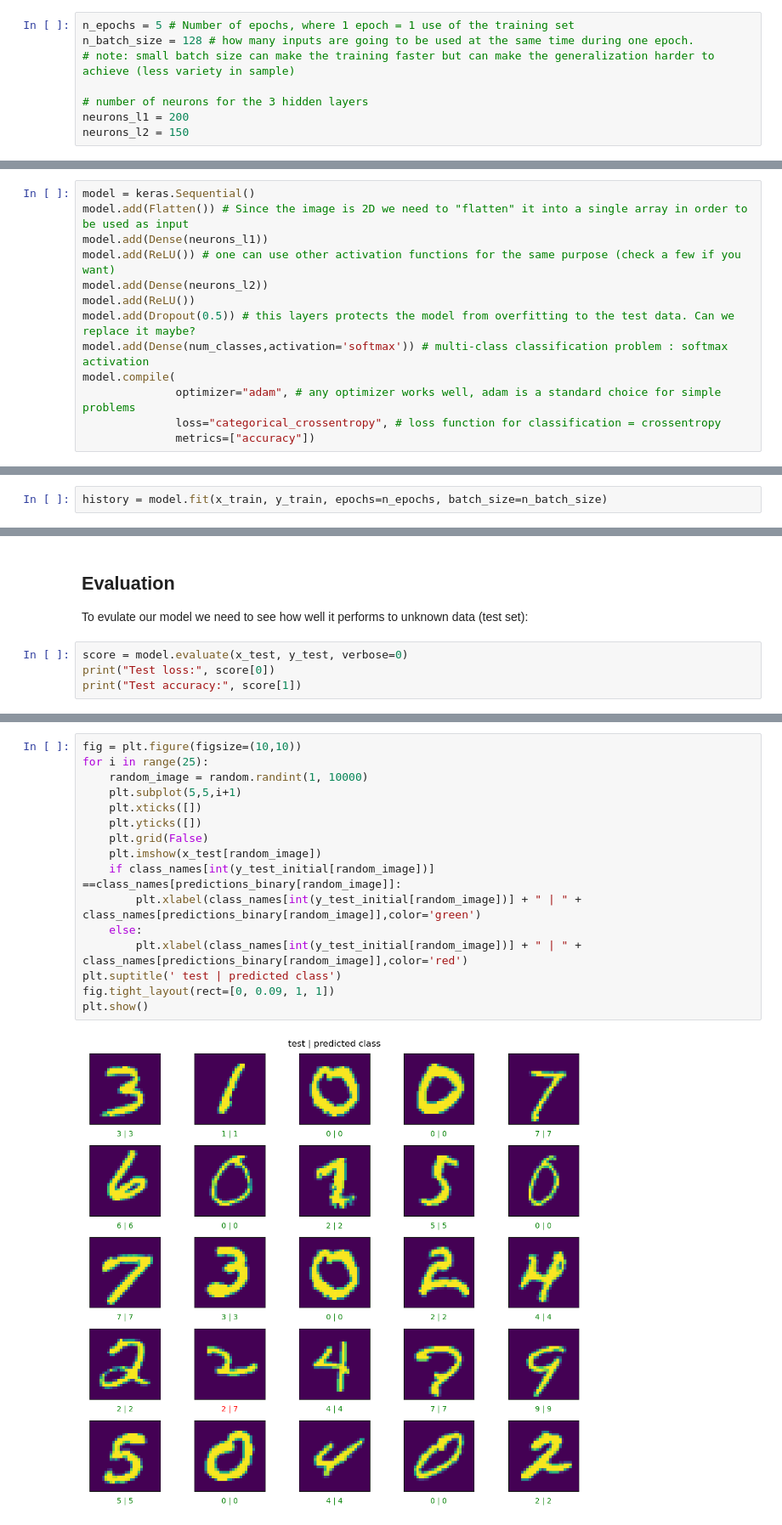
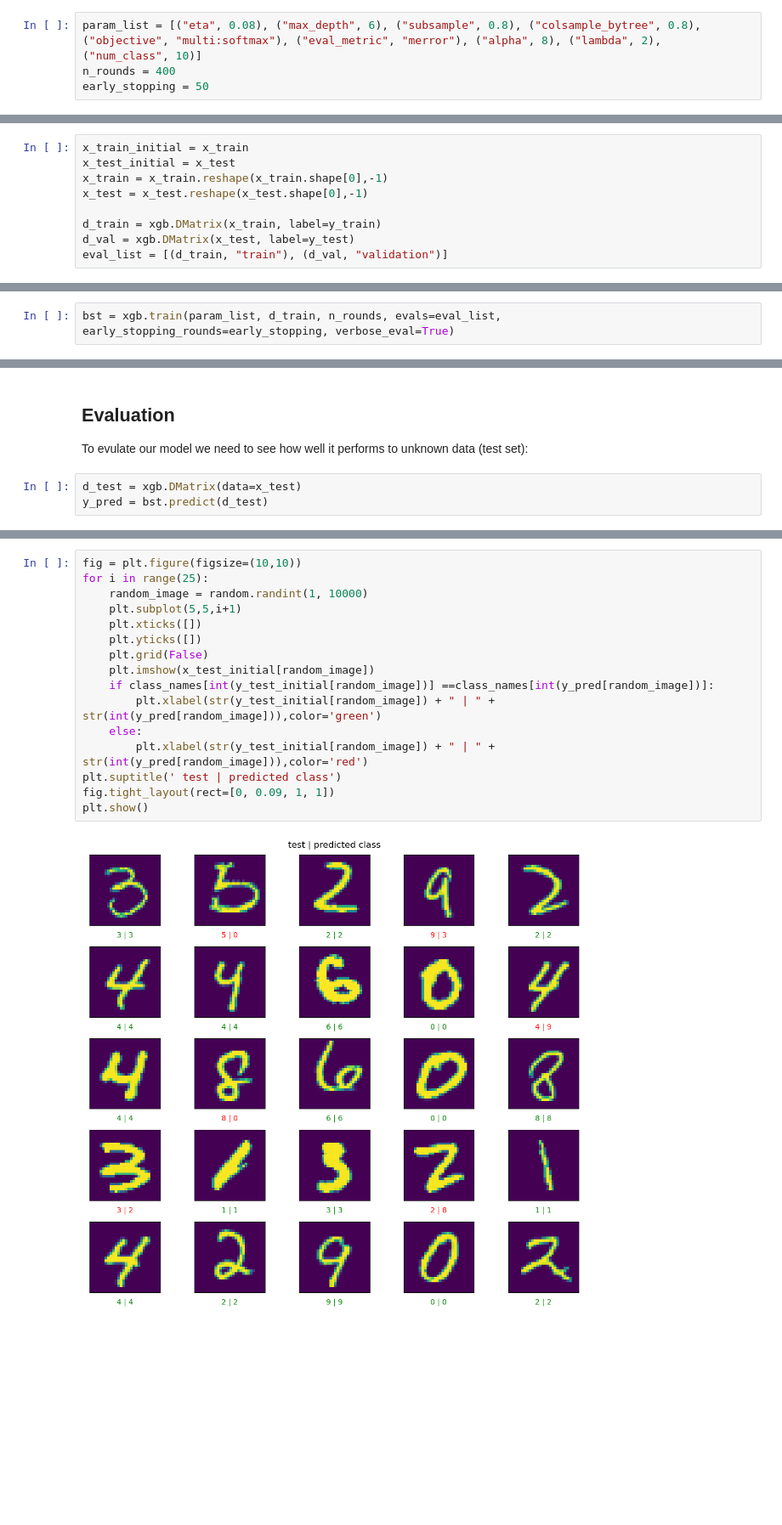
Before and after one commit to SavvasRaptis/Helio-machine-learning-examples-TF, a Jupyter notebook: standard examples/MNIST example (XGboost).ipynb, the cells around one changed output, grey strips where cells are left out. Shown at 85% size. Drawn from its saved outputs; the diff is of its cells as text; blank space fills up the shorter version.

```diff
--- a/standard examples/MNIST example (XGboost).ipynb
+++ b/standard examples/MNIST example (XGboost).ipynb
@@ -81,13 +75,9 @@ plt.show()
 
 Here we define hyperparameters that are going to be used in the model and training below
 # %%
-n_epochs = 5 # Number of epochs, where 1 epoch = 1 use of the training set
-n_batch_size = 128 # how many inputs are going to be used at the same time during one epoch.
-# note: small batch size can make the training faster but can make the generalization harder to achieve (less variety in sample)
-
-# number of neurons for the 3 hidden layers
-neurons_l1 = 200
-neurons_l2 = 150
+param_list = [("eta", 0.08), ("max_depth", 6), ("subsample", 0.8), ("colsample_bytree", 0.8), ("objective", "multi:softmax"), ("eval_metric", "merror"), ("alpha", 8), ("lambda", 2), ("num_class", 10)]
+n_rounds = 400
+early_stopping = 50
 # %% [markdown]
 ## Generating & compiling the model
 
@@ -95,21 +85,17 @@ Below we'll create and compile the feed forward neural network we will use for t
 # %%
-model = keras.Sequential()
-model.add(Flatten()) # Since the image is 2D we need to "flatten" it into a single array in order to be used as input
-model.add(Dense(neurons_l1))
-model.add(ReLU()) # one can use other activation functions for the same purpose (check a few if you want)
-model.add(Dense(neurons_l2))
-model.add(ReLU())
-model.add(Dropout(0.5)) # this layers protects the model from overfitting to the test data. Can we replace it maybe?
-model.add(Dense(num_classes,activation='softmax')) # multi-class classification problem : softmax activation
-model.compile(
-              optimizer="adam", # any optimizer works well, adam is a standard choice for simple problems
-              loss="categorical_crossentropy", # loss function for classification = crossentropy
-              metrics=["accuracy"])
+x_train_initial = x_train
+x_test_initial = x_test
+x_train = x_train.reshape(x_train.shape[0],-1)
+x_test = x_test.reshape(x_test.shape[0],-1)
+
+d_train = xgb.DMatrix(x_train, label=y_train)
+d_val = xgb.DMatrix(x_test, label=y_test)
+eval_list = [(d_train, "train"), (d_val, "validation")]
 # %% [markdown]
 ## Example of Training proccedure
 
 
 Let's now train our model for a few epochs
 # %%
-history = model.fit(x_train, y_train, epochs=n_epochs, batch_size=n_batch_size)
+bst = xgb.train(param_list, d_train, n_rounds, evals=eval_list, early_stopping_rounds=early_stopping, verbose_eval=True)
 # %% [output]
@@ -128,6 +106,5 @@ Epoch 5/5
 
 To evulate our model we need to see how well it performs to unknown data (test set):
 # %%
-score = model.evaluate(x_test, y_test, verbose=0)
-print("Test loss:", score[0])
-print("Test accuracy:", score[1])
+d_test = xgb.DMatrix(data=x_test)
+y_pred = bst.predict(d_test)
@@ -164,18 +134,18 @@ weighted avg       0.98      0.98      0.98     10000
 # %%
 fig = plt.figure(figsize=(10,10))
 for i in range(25):
     random_image = random.randint(1, 10000)
     plt.subplot(5,5,i+1)
     plt.xticks([])
     plt.yticks([])
     plt.grid(False)
-    plt.imshow(x_test[random_image])
-    if class_names[int(y_test_initial[random_image])] ==class_names[predictions_binary[random_image]]:
-        plt.xlabel(class_names[int(y_test_initial[random_image])] + " | " + class_names[predictions_binary[random_image]],color='green')
+    plt.imshow(x_test_initial[random_image])
+    if class_names[int(y_test_initial[random_image])] ==class_names[int(y_pred[random_image])]:
+        plt.xlabel(str(y_test_initial[random_image]) + " | " + str(int(y_pred[random_image])),color='green')
     else:
-        plt.xlabel(class_names[int(y_test_initial[random_image])] + " | " + class_names[predictions_binary[random_image]],color='red')
+        plt.xlabel(str(y_test_initial[random_image]) + " | " + str(int(y_pred[random_image])),color='red')
 plt.suptitle(' test | predicted class')
 fig.tight_layout(rect=[0, 0.09, 1, 1])
 plt.show()
 # %% [output]
-[figure, old version]
+[figure, new version]
```
Also changed, not shown: parts of 7 cells of this notebook, 3 other files.
